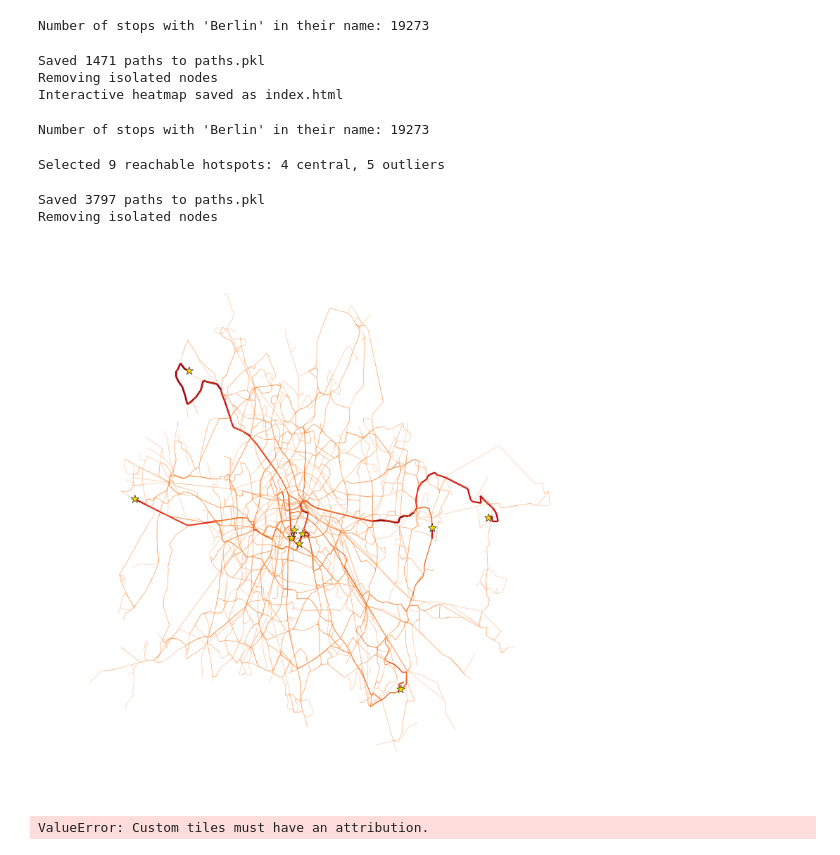
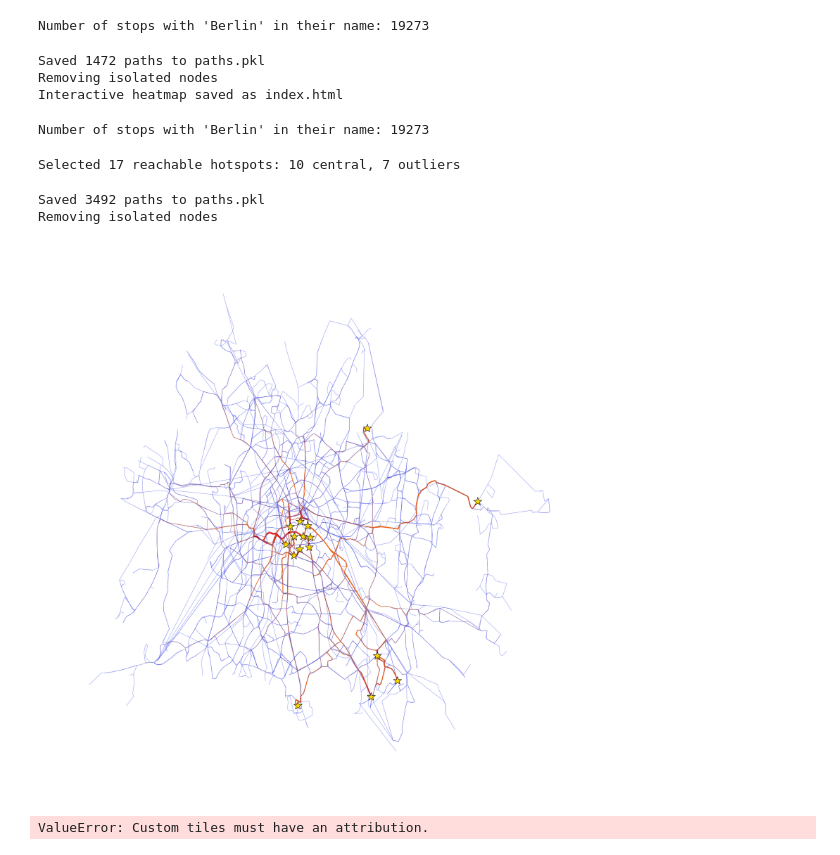
Before and after one commit to Schulze-M/Privacy-Preserving-Mobility-Estimation, a Jupyter notebook: gtfs_simulation/simulation.ipynb, the cells around one changed output. Drawn from its saved outputs; the diff is of its cells as text; code cells hidden in the pictures.

```diff
--- a/gtfs_simulation/simulation.ipynb
+++ b/gtfs_simulation/simulation.ipynb
@@ -238,7 +238,12 @@ norm_counts = counts / counts.max() if counts.max() > 0 else counts
 
 # Custom colormap from dark orange to deep red
 colors = [
-    "#fd8d3c",  # light orange
+    #"#e5f5e0",  # very light green
+    # "#a1d99b",  # light green
+    "#4c5ced",
+    # "#fee08b",  # pale yellow
+    # "#fc8d59",  # light coral/red
+    # "#fd8d3c",  # light orange
     "#f16913",  # medium orange
     "#e6550d",  # dark orange
     "#e31a1c",  # strong red
@@ -328,7 +333,7 @@ max_usage = max([d.get("count", 1) for _, _, d in G_base.edges(data=True)])
 print("Interactive heatmap saved as index.html")
 # %% [output]
 Number of stops with 'Berlin' in their name: 19273
-Saved 1471 paths to paths.pkl
+Saved 1472 paths to paths.pkl
 Removing isolated nodes
 Interactive heatmap saved as index.html
 # %%
@@ -434,8 +439,8 @@ all_stop_ids = berlin_stops[
 ].copy()
 
 # Compute distance to center
-center_lat = (lat_min + lat_max) / 2
-center_lon = (lon_min + lon_max) / 2
+center_lat = all_stop_ids['stop_lat'].mean()
+center_lon = all_stop_ids['stop_lon'].mean()
 def dist_to_center(row):
     return haversine(row['stop_lon'], row['stop_lat'], center_lon, center_lat)
 all_stop_ids['dist_to_center'] = all_stop_ids.apply(dist_to_center, axis=1)
@@ -458,17 +463,17 @@ coords = {row['stop_id']: (row['stop_lon'], row['stop_lat']) for _, row in all_s
 
 # Sample hotspots from reachable region stops
 num_hotspots = random.randint(15, 30)
-n_central = int(num_hotspots * 0.8)
+n_central = int(num_hotspots * 0.7)
 n_outliers = num_hotspots - n_central
 
 # Candidates sorted by proximity to center
 stops_sorted = all_stop_ids.sort_values('dist_to_center')
-central_candidates = stops_sorted.head(n_central * 2)['stop_id'].tolist()
-outlier_candidates = stops_sorted.tail(int(len(stops_sorted) * 0.2))['stop_id'].tolist()
+central_candidates = stops_sorted.head(n_central * 12)['stop_id'].tolist()
+outlier_candidates = stops_sorted.tail(int(len(stops_sorted) * 0.4))['stop_id'].tolist()
 
 # Ensure enough candidates and sample without replacement
 # Enforce a minimum distance (e.g., 0.5 km) among central hotspots
-MIN_CENTRAL_DIST_KM = 0.5
+MIN_CENTRAL_DIST_KM = 0.7
 central_hotspots = sample_with_min_distance(
     central_candidates, coords, n_central, MIN_CENTRAL_DIST_KM
 )
@@ -670,7 +675,12 @@ norm_counts = counts / counts.max() if counts.max() > 0 else counts
 
 # Custom colormap from dark orange to deep red
 colors = [
-    "#fd8d3c",  # light orange
+    #"#e5f5e0",  # very light green
+    # "#a1d99b",  # light green
+    "#4c5ced",
+    # "#fee08b",  # pale yellow
+    # "#fc8d59",  # light coral/red
+    # "#fd8d3c",  # light orange
     "#f16913",  # medium orange
     "#e6550d",  # dark orange
     "#e31a1c",  # strong red
@@ -693,10 +703,14 @@ if hs_coords:
     xs, ys = zip(*hs_coords)
     ax.scatter(xs, ys, s=500, marker='*', c='gold', edgecolor='black', zorder=3, label='Hotspot')
 
+ax.axis("off")
+
+# plt.savefig("/home/max/Latex/M.Sc. Thesis Max Schulze/Graphics/Approach/Simulation/heatmap_hotspots.pdf", format="pdf", bbox_inches='tight')
+
 # ctx.add_basemap(ax, crs="EPSG:4326", source=ctx.providers.OpenStreetMap.DE)
 # ax.set_title("Heatmap: Aggregated A* Paths (Ride Edges) for Stops with 'Berlin'", fontsize=28)
-ax.axis("off")
-plt.savefig("/home/max/Latex/M.Sc. Thesis Max Schulze/Graphics/Problem Statement/heatmap_hotspots_pob.pdf", format="pdf", bbox_inches='tight')
+
+plt.savefig("/home/max/Latex/M.Sc. Thesis Max Schulze/Graphics/Problem Statement/heatmap_hotspots_prob.pdf", format="pdf", bbox_inches='tight')
 plt.show()
 
 sm = cm.ScalarMappable(cmap=cmap, norm=plt.Normalize(vmin=counts.min(), vmax=counts.max()))
@@ -710,34 +724,34 @@ sm.set_array([])
 # (Convert coordinates from (lon, lat) to (lat, lon) for Folium)
 # Pre-compute maximum usage to scale weights
 #########################################
 # 6. Interactive Folium Map with Hotspots
 #########################################
 mean_lat = berlin_stops['stop_lat'].astype(float).mean()
 mean_lon = berlin_stops['stop_lon'].astype(float).mean()
 fol_map = folium.Map(location=[mean_lat,mean_lon], zoom_start=12, tiles='CartoDB Voyager')
 # Add edges
 maxc = max([d['count'] for _,_,d in G_base.edges(data=True)])
 for u,v,d in G_base.edges(data=True):
     lat1,lon1 = G_base.nodes[u]['pos'][1],G_base.nodes[u]['pos'][0]
     lat2,lon2 = G_base.nodes[v]['pos'][1],G_base.nodes[v]['pos'][0]
     weight = 2 + (d['count']/maxc)*4
     color = mcolors.to_hex(cmap(d['count']/maxc))
     folium.PolyLine([(lat1,lon1),(lat2,lon2)], weight=weight, color=color).add_to(fol_map)
 # Mark hotspots
 for sid in hotspots:
     if sid in pos:
         lon,lat = pos[sid]
         folium.CircleMarker(
             location=(lat,lon), radius=6, color='gold', fill=True,
             fill_color='gold', fill_opacity=0.9, popup=str(sid)
         ).add_to(fol_map)
 # Save HTML
 fol_map.save('index_hotspots.html')
 print('PDF and HTML outputs updated with hotspot markers.')
 # %% [output]
 Number of stops with 'Berlin' in their name: 19273
-Selected 9 reachable hotspots: 4 central, 5 outliers
+Selected 17 reachable hotspots: 10 central, 7 outliers
-Saved 3797 paths to paths.pkl
+Saved 3492 paths to paths.pkl
 Removing isolated nodes
-[figure, old version]
+[figure, new version]
 ValueError: Custom tiles must have an attribution.
```
Also changed, not shown: 12 other files.
